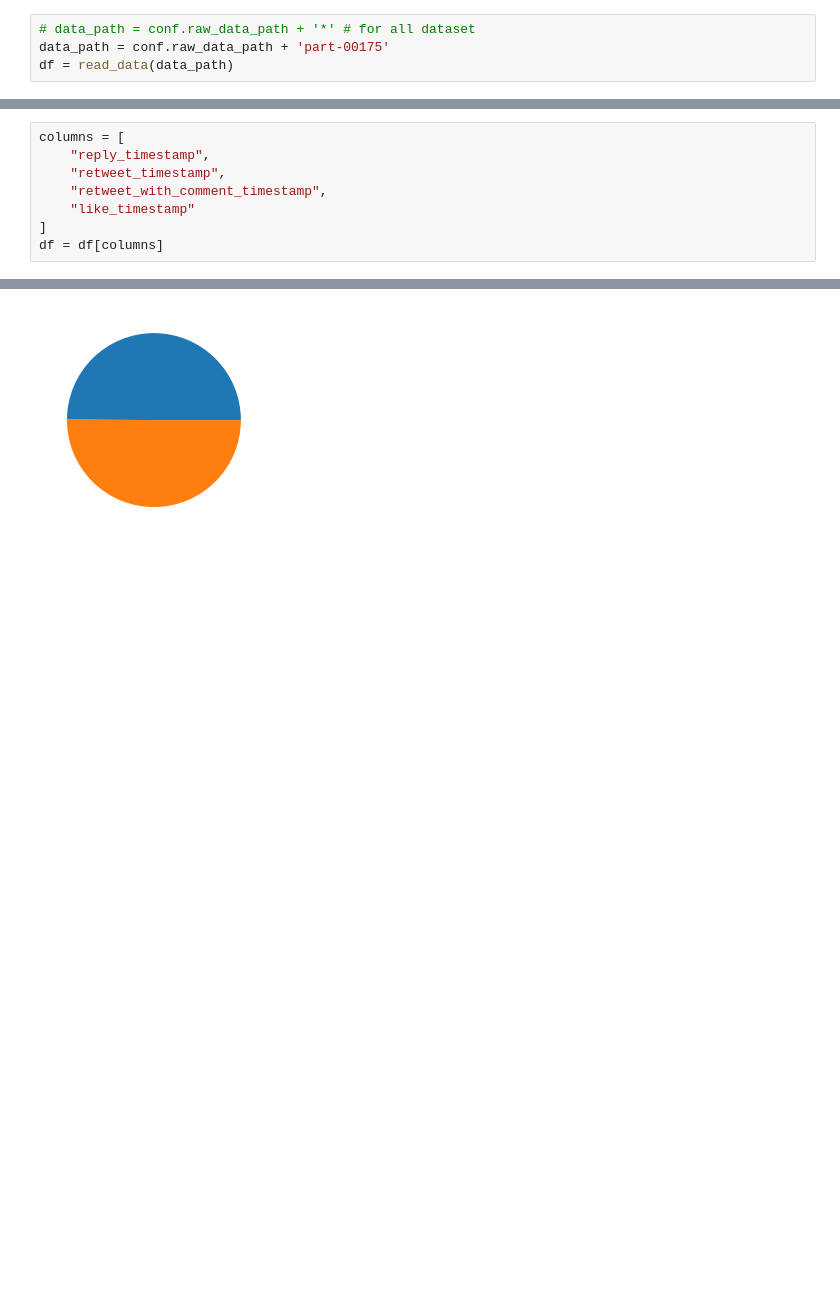
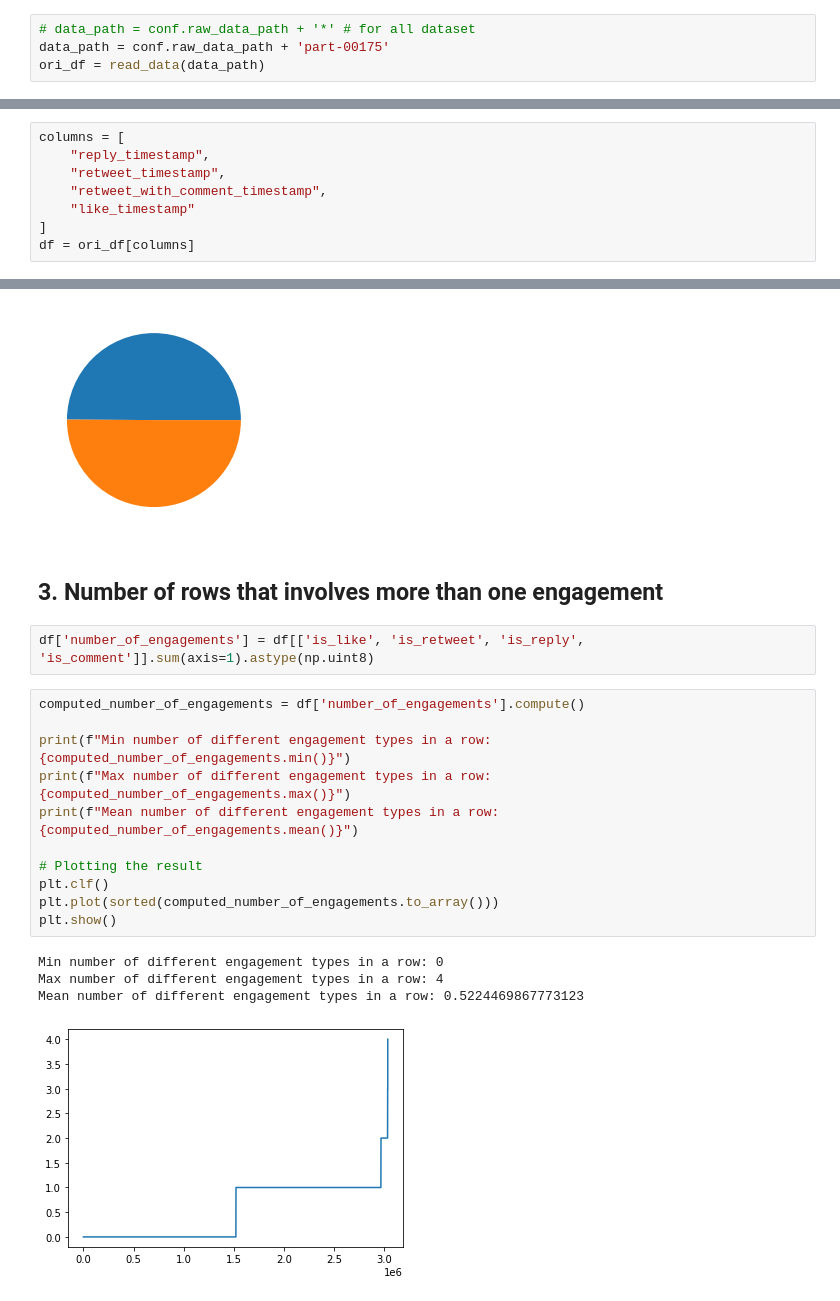
Before and after one commit to RecKIE7/recsys2021-twitter, a Jupyter notebook: analysis/engagement.ipynb, the cells around one changed output, grey strips where cells are left out. Drawn from its saved outputs; the diff is of its cells as text; blank space fills up the shorter version.

Commit message:
analysis engagements - engagement value count

```diff
--- a/analysis/engagement.ipynb
+++ b/analysis/engagement.ipynb
@@ -16,7 +19,7 @@ client
 # %%
 # data_path = conf.raw_data_path + '*' # for all dataset
 data_path = conf.raw_data_path + 'part-00175'
-df = read_data(data_path)
+ori_df = read_data(data_path)
 # %% [output]
 number of rows: 3033347
 # %%
@@ -26,7 +29,7 @@ columns = [
     "retweet_with_comment_timestamp",
     "like_timestamp"
 ]
-df = df[columns]
+df = ori_df[columns]
 # %%
 df.head()
 # %% [output]
@@ -75,3 +80,23 @@ Rtweet engagements :  265563
 Comment engagements :  21347
 Like engagements :  1207792
 [figure]
+# %% [markdown]
+## 3. Number of rows that involves more than one engagement
+# %%
+df['number_of_engagements'] = df[['is_like', 'is_retweet', 'is_reply', 'is_comment']].sum(axis=1).astype(np.uint8)
+# %%
+computed_number_of_engagements = df['number_of_engagements'].compute()
+
+print(f"Min number of different engagement types in a row: {computed_number_of_engagements.min()}")
+print(f"Max number of different engagement types in a row: {computed_number_of_engagements.max()}")
+print(f"Mean number of different engagement types in a row: {computed_number_of_engagements.mean()}")
+
+# Plotting the result
+plt.clf()
+plt.plot(sorted(computed_number_of_engagements.to_array()))
+plt.show()
+# %% [output]
+Min number of different engagement types in a row: 0
+Max number of different engagement types in a row: 4
+Mean number of different engagement types in a row: 0.5224469867773123
+[figure, added]
```
Also changed, not shown: parts of 6 cells of this notebook.
